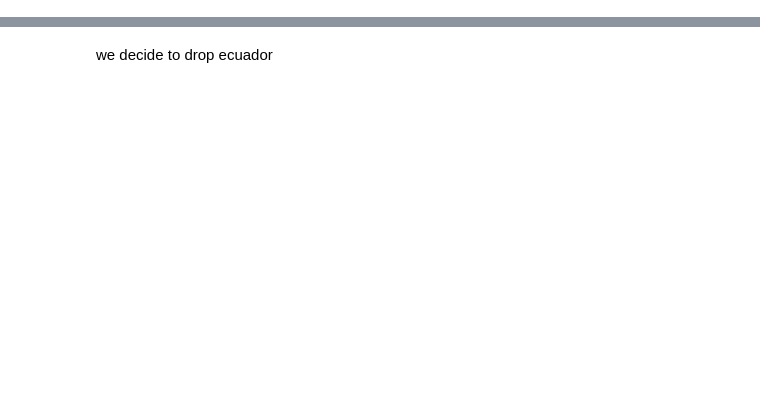
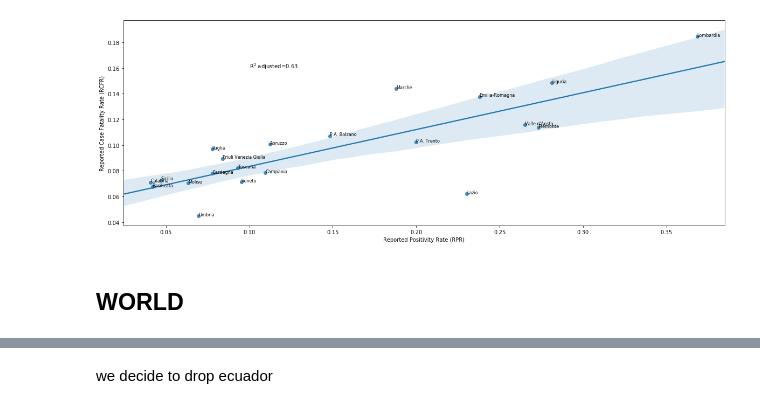
Before and after one commit to gabrielepinto/politicalcovid19, a Jupyter notebook: explaining_difference_fatality_rate/positivityrate_deathsrate.ipynb, the cells around one changed output, grey strips where cells are left out. Cells and saved outputs as stored; diff of their text form; code cells hidden in the pictures; blank space fills up the shorter version.

```diff
--- a/explaining_difference_fatality_rate/positivityrate_deathsrate.ipynb
+++ b/explaining_difference_fatality_rate/positivityrate_deathsrate.ipynb
@@ -8,0 +15,22 @@ import numpy as np
+# %%
+DB_reg=pd.read_csv("https://raw.githubusercontent.com/pcm-dpc/COVID-19/master/dati-regioni/dpc-covid19-ita-regioni.csv")
+# %%
+POP=pd.read_csv("https://www.istat.it/storage/codici-unita-amministrative/Elenco-comuni-italiani.csv",encoding="windows-1252",sep=";",thousands=".")
+POP.rename({"Popolazione legale 2011 (09/10/2011)":"population",'Codice Regione':"codice_regione"},axis=1,inplace=True)
+POP_DATA=POP.groupby('codice_regione',as_index=False)['population'].sum()
+DB_reg=pd.merge(DB_reg,POP_DATA,on='codice_regione',how='left')
+# %%
+## take last day
+DD=DB_reg.loc[DB_reg['data']==DB_reg['data'].max(),:].copy()
+## fatality rate
+DD['fatality_rate']=DD['deceduti']/DD['totale_casi']
+## positivity rate
+DD['positivity_rate']=DD['totale_casi']/DD['casi_testati']
+## test_capacity
+
+DD['reg_index']=DD['denominazione_regione']
+DD.set_index('reg_index',inplace=True)
+#DD.sort_values('fatality_rate',ascending=False).round(3);
+# %%
+results=smf.ols('fatality_rate  ~ +positivity_rate  ',data=DD).fit(cov_type='HC2')
+results.summary()
@@ -9,3 +57,20 @@ import numpy as np
+# %%
+fig,axs=plt.subplots(figsize=(20,7))
+#DD=DB_reg.groupby('denominazione_regione',as_index=False)['totale_casi','tamponi','deceduti','ricoverati_con_sintomi','totale_ospedalizzati'].last()
+
+#sns.lineplot(y=results.predict(),x=DD['positivity_rate'],ax=axs)
+sns.regplot(y=DD['fatality_rate'],x=DD['positivity_rate'],ax=axs);
+
+for y,x,label in zip(DD['fatality_rate'],DD['positivity_rate'],DD['denominazione_regione']):
+    axs.text(x,y,label,fontsize=8)
+
+axs.text(0.10,0.16,"R$^{2}$ adjusted="+str(np.round(results.rsquared_adj,2)))
+axs.set_xlabel("Reported Positivity Rate (RPR)")
+axs.set_ylabel("Reported Case Fatality Rate (RCFR)");
+# %% [output]
+[figure, added]
+# %% [markdown]
+## WORLD
 # %%
 AA=pd.read_csv("https://covid.ourworldindata.org/data/owid-covid-data.csv")
 print("total countries wit non-null values: "+str(AA.loc[AA['total_tests'].isnull()==False,'iso_code'].nunique()))
```
Also changed, not shown: parts of 16 cells of this notebook.
